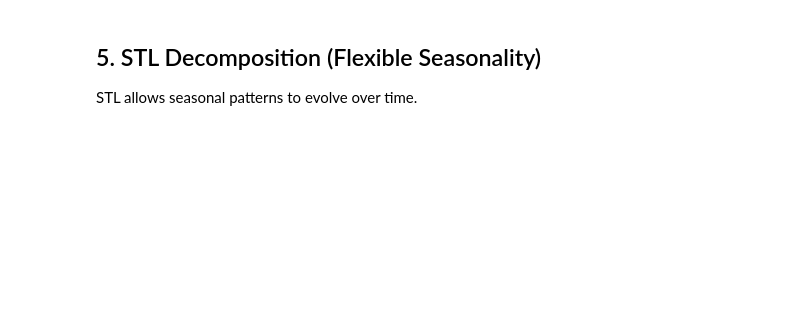
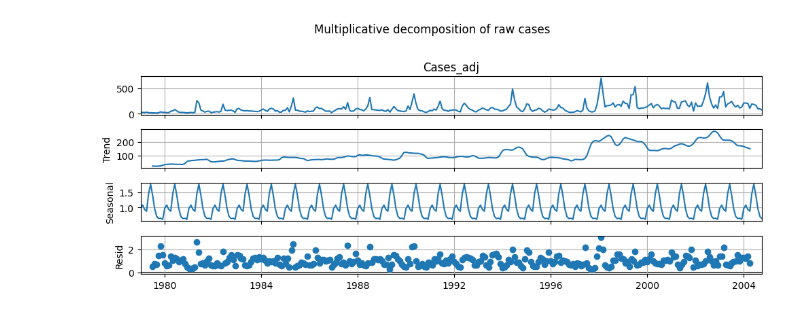
Before and after one commit to ShamsaraE/time-series-medicine-biology, a Jupyter notebook: teaching/02_malaria_cases_multiplicative_model.ipynb, the cells around one changed output. Saved outputs shown, nothing was run; the diff lists cells and outputs as text; code cells hidden in the pictures; blank space fills up the shorter version.

```diff
--- a/teaching/02_malaria_cases_multiplicative_model.ipynb
+++ b/teaching/02_malaria_cases_multiplicative_model.ipynb
@@ -79,8 +101,7 @@ $Y_t = Trend × Seasonal × Residual$
 # %%
 result_mult = seasonal_decompose(df['Cases_adj'], model='multiplicative', period=12)
 result_mult.plot()
-plt.show()
+plt.suptitle("Multiplicative decomposition of raw cases", y=1.02)
+plt.tight_layout(); plt.show()
+# %% [output]
+[figure, added]
-# %% [markdown]
-## 5. STL Decomposition (Flexible Seasonality)
-
-STL allows seasonal patterns to evolve over time.
```
Also changed, not shown: parts of 19 cells of this notebook, 3 other files.
